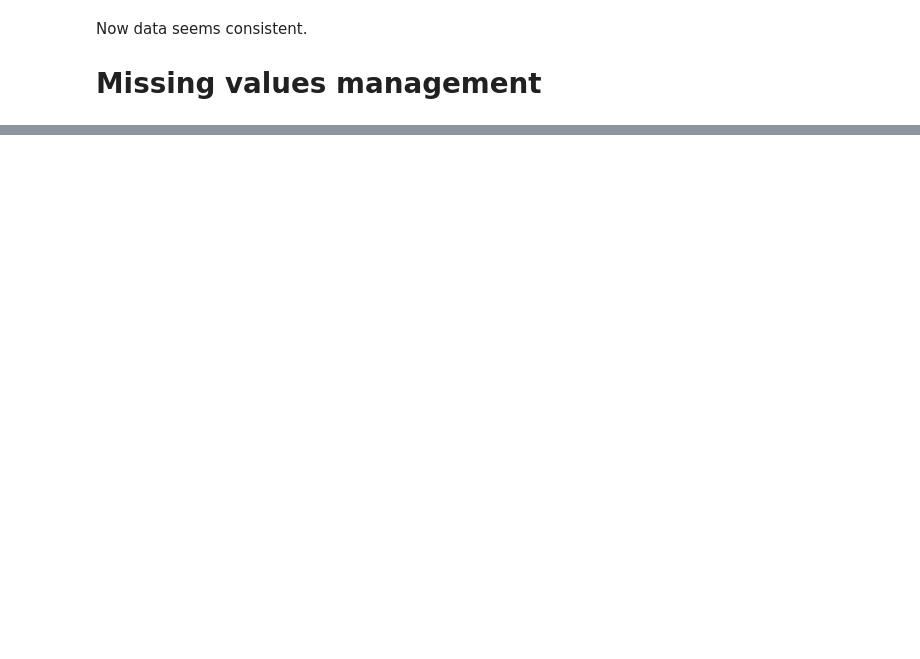
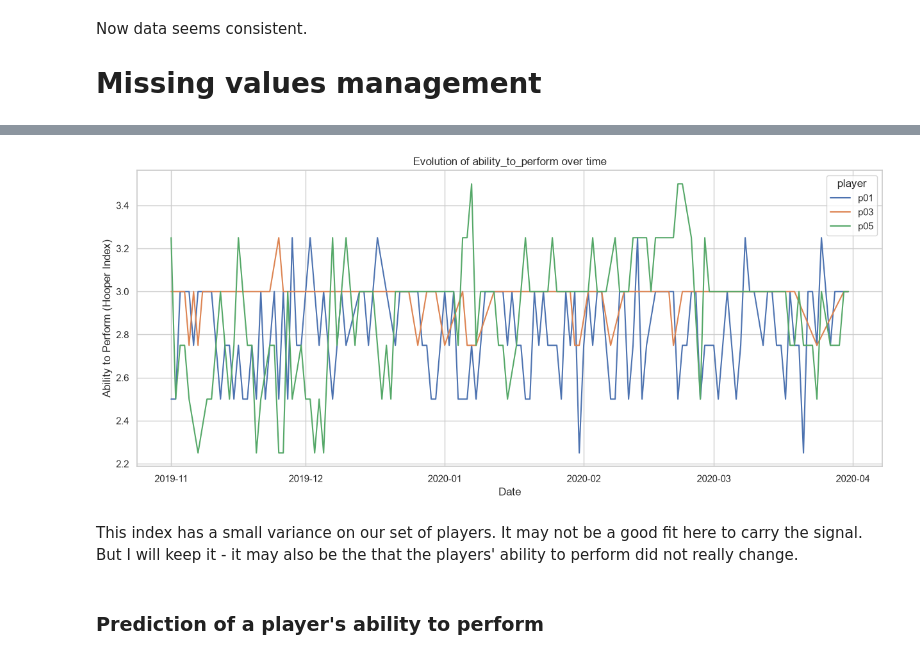
Before and after one commit to noahparisse/injury-prediction, a Jupyter notebook: main.ipynb, the cells around one changed output, grey strips where cells are left out. Saved outputs shown, nothing was run; the diff lists cells and outputs as text; code cells hidden in the pictures; blank space fills up the shorter version.

```diff
--- a/main.ipynb
+++ b/main.ipynb
@@ -771,0 +775,11 @@ Now data seems consistent.
+# %%
+complete_rows_count = {}
+for player, group in cleaned_master_df.groupby('player'):
+    g = group.copy()
+    if player == 'p03':
+        g = g.drop(columns=['max_heart_rate'], errors='ignore')
+    # Count rows without any null/NaN values (0 is OK)
+    complete_rows_count[player] = g.notna().all(axis=1).sum()
+
+for player, count in complete_rows_count.items():
+    print(f"Player {player}: {count} complete rows (no null/NaN values)")
@@ -771,0 +1119,28 @@ Now data seems consistent.
+# %%
+# Calculate ability_to_perform (Hooper Index)
+# Definition: Mean of (self_fatigue, self_stress, self_soreness, inverse self_sleep_quality)
+# Inversion of self_sleep_quality: 6 - self_sleep_quality (maps 1-5 to 5-1)
+
+preprocessed_master_df['ability_to_perform'] = (
+    preprocessed_master_df['self_fatigue'] +
+    preprocessed_master_df['self_stress'] +
+    preprocessed_master_df['self_soreness'] +
+    (6 - preprocessed_master_df['self_sleep_quality'])
+) / 4
+
+# Plot the evolution of ability_to_perform for each player
+import matplotlib.pyplot as plt
+import seaborn as sns
+
+plt.figure(figsize=(15, 6))
+sns.lineplot(data=preprocessed_master_df, x='date', y='ability_to_perform', hue='player')
+plt.title('Evolution of ability_to_perform over time')
+plt.xlabel('Date')
+plt.ylabel('Ability to Perform (Hooper Index)')
+plt.show()
+# %% [output]
+[figure, added]
+# %% [markdown]
+This index has a small variance on our set of players. It may not be a good fit here to carry the signal. But I will keep it - it may also be the that the players' ability to perform did not really change.
+# %% [markdown]
+### Prediction of a player's ability to perform
```
Also changed, not shown: parts of 18 cells of this notebook, 6 other files.
